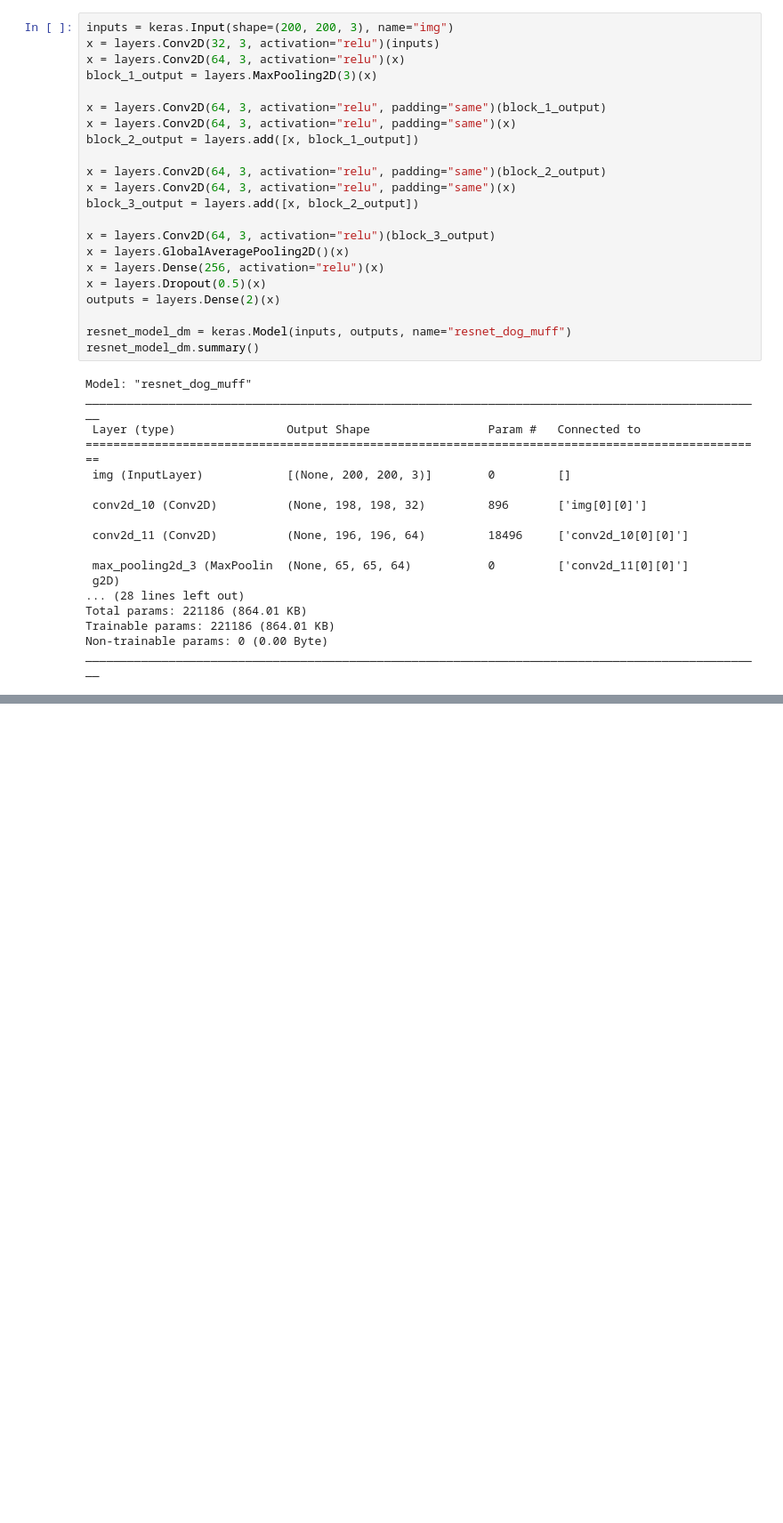
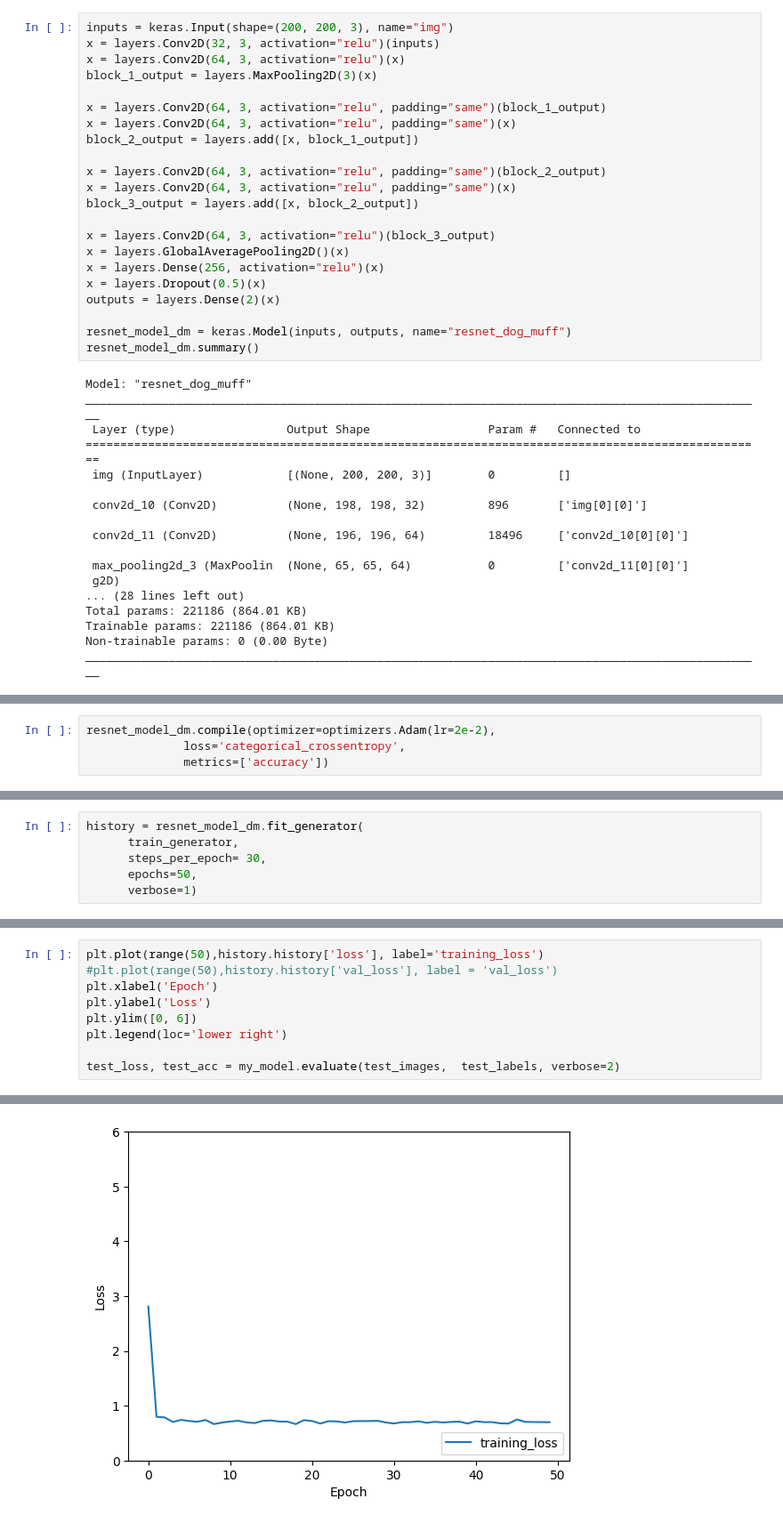
Before and after one commit to Nattakonjpg/AIPrototype2023, a Jupyter notebook: AI_Prototype.ipynb, the cells around one changed output, grey strips where cells are left out. Shown: that part at 89% size. Cells and saved outputs as stored; diff of their text form; blank space fills up the shorter version.

```diff
--- a/AI_Prototype.ipynb
+++ b/AI_Prototype.ipynb
@@ -530,0 +535,4 @@ train_generator = train_datagen.flow_from_directory(
+# %%
+resnet_model_dm.compile(optimizer=optimizers.Adam(lr=2e-2),
+              loss='categorical_crossentropy',
+              metrics=['accuracy'])
@@ -530,0 +541,6 @@ train_generator = train_datagen.flow_from_directory(
+# %%
+history = resnet_model_dm.fit_generator(
+      train_generator,
+      steps_per_epoch= 30,
+      epochs=50,
+      verbose=1)
@@ -530,0 +586,10 @@ train_generator = train_datagen.flow_from_directory(
+# %%
+plt.plot(range(50),history.history['loss'], label='training_loss')
+#plt.plot(range(50),history.history['val_loss'], label = 'val_loss')
+plt.xlabel('Epoch')
+plt.ylabel('Loss')
+plt.ylim([0, 6])
+plt.legend(loc='lower right')
+
+test_loss, test_acc = my_model.evaluate(test_images,  test_labels, verbose=2)
+# %% [output]
@@ -530,0 +597 @@ train_generator = train_datagen.flow_from_directory(
+[figure, added]
```
Also changed, not shown: parts of 6 cells of this notebook.
